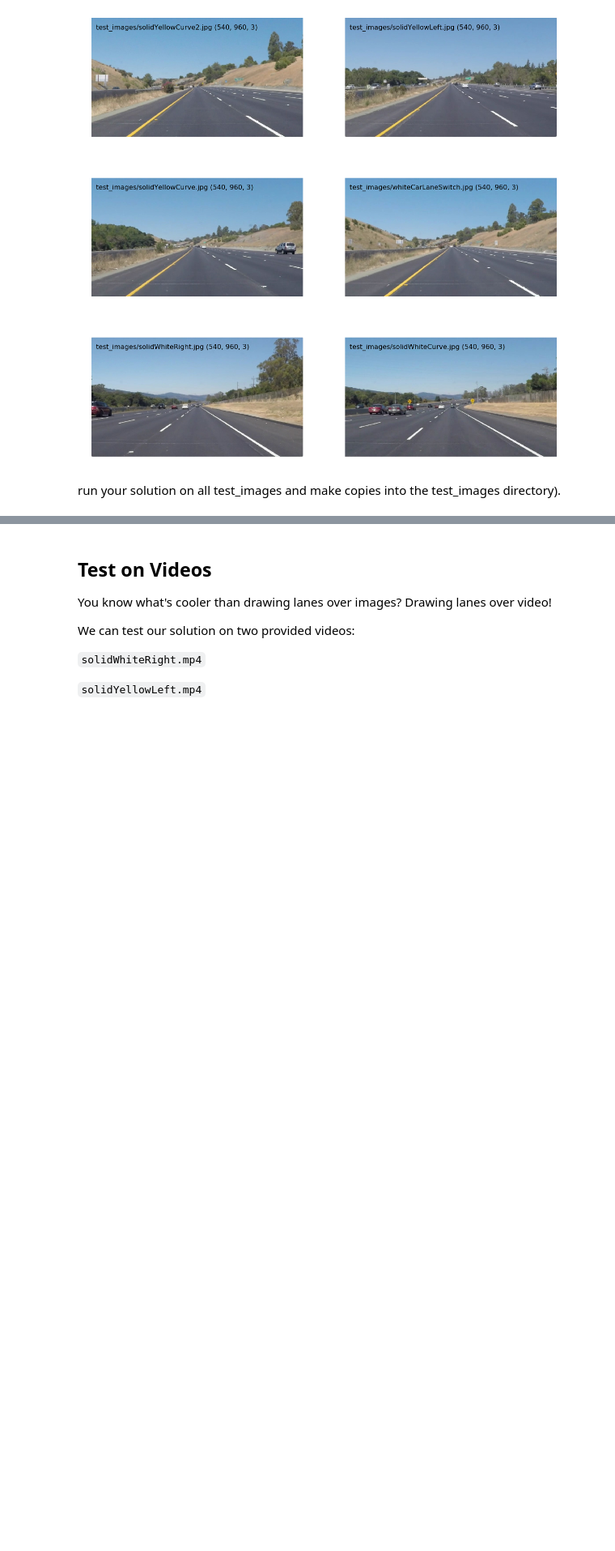
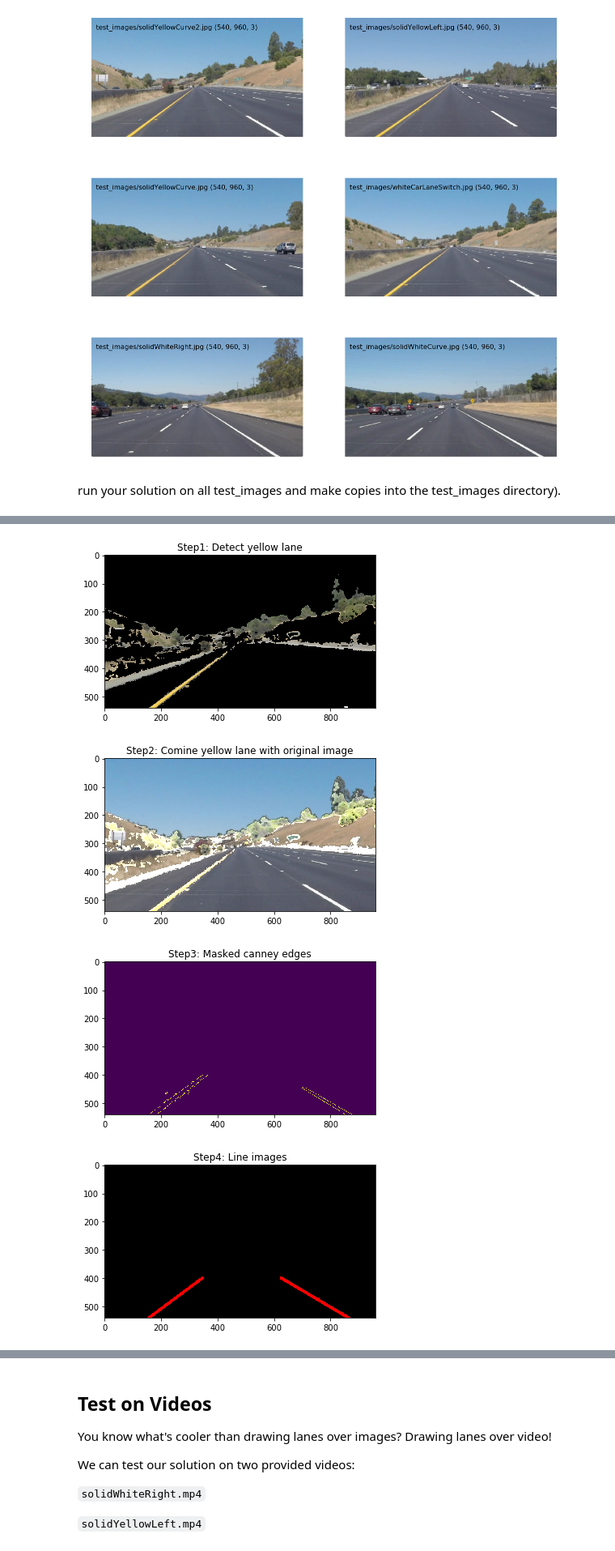
Before and after one commit to jasonhuh/CarND-LaneLines-P1, a Jupyter notebook: P1.ipynb, the cells around one changed output, grey strips where cells are left out. Shown at 81% size. Cells and saved outputs as stored; diff of their text form; code cells hidden in the pictures; blank space fills up the shorter version.

```diff
--- a/P1.ipynb
+++ b/P1.ipynb
@@ -601,0 +609,41 @@ def process_image(frame_img, debug=False):
+# %%
+test_img = test_images[0][1]
+line_image = np.copy(test_img)*0
+
+lane_markings_img = get_lane_markings(test_img)
+plt.figure()
+plt.imshow(lane_markings_img)
+plt.title('Step1: Detect yellow lane')
+plt.savefig('examples/pipeline_001.png')
+
+enhanced_image = cv2.add(lane_markings_img, test_img)
+plt.figure()
+plt.imshow(enhanced_image)
+plt.title('Step2: Comine yellow lane with original image')
+plt.savefig('examples/pipeline_002.png')
+
+masked_edges = masked_canny_edges(enhanced_image, 5, 50, 150)
+plt.figure()
+plt.imshow(masked_edges)
+plt.title('Step3: Masked canney edges')
+plt.savefig('examples/pipeline_003.png')
+
+left_lane_line, right_lane_line, hough_lines = get_lanes(masked_edges, 1, np.pi/180, 10, 10, 1)
+draw_line(left_lane_line, line_image)
+draw_line(right_lane_line, line_image)
+
+plt.figure()
+plt.imshow(line_image)
+plt.title('Step4: Line images')
+plt.savefig('examples/pipeline_004.png')
+
+test_img = cv2.addWeighted(test_img, 0.8, line_image, 1, 0)
+plt.figure()
+plt.imshow(test_img)
+plt.title('Step5: Line images')
+plt.savefig('examples/pipeline_005.png')
+# %% [output]
+[figure, added]
+[figure, added]
+[figure, added]
+[figure, added]
```
Also changed, not shown: parts of 7 cells of this notebook, 6 other files.
